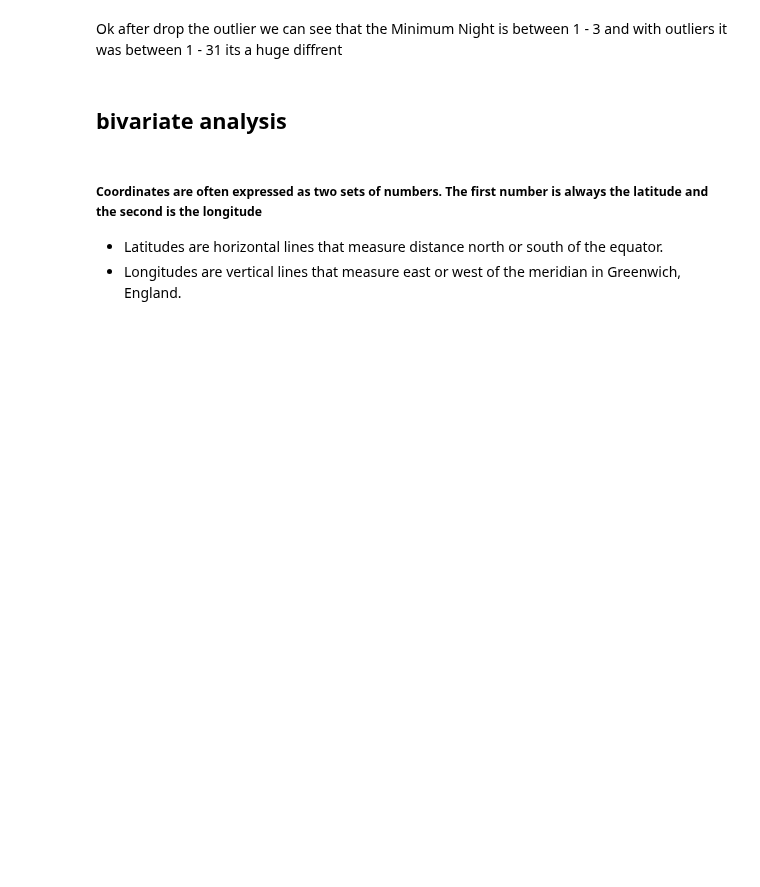
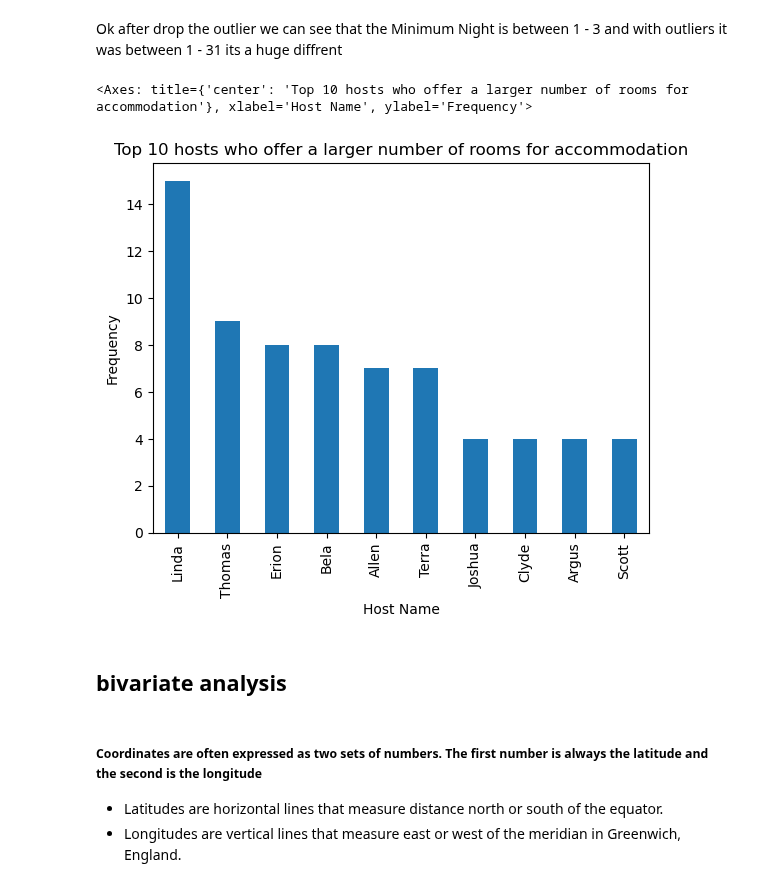
Before and after one commit to ABDULLAHHG/Airbnb-Listing, a Jupyter notebook: Airbnb 2024 EDA.ipynb, the cells around one changed output. Saved outputs shown, nothing was run; the diff lists cells and outputs as text; code cells hidden in the pictures; blank space fills up the shorter version.

```diff
--- a/Airbnb 2024 EDA.ipynb
+++ b/Airbnb 2024 EDA.ipynb
@@ -258,6 +254,14 @@ Muti_hist_plot(data_without_outliers[data_without_outliers.columns[3:]])
 Ok after drop the outlier we can see that the Minimum Night is between 1 - 3
 and with outliers it was between 1 - 31
 its a huge diffrent
+# %%
+data_without_outliers.host_name.value_counts()[:10].plot(kind = "bar" ,
+                                        xlabel = "Host Name",
+                                        ylabel = "Frequency",
+                                        title = "Top 10 hosts who offer a larger number of rooms for accommodation")
+# %% [output]
+<Axes: title={'center': 'Top 10 hosts who offer a larger number of rooms for accommodation'}, xlabel='Host Name', ylabel='Frequency'>
+[figure, added]
 # %% [markdown]
 ## bivariate analysis
 # %% [markdown]
```
Also changed, not shown: parts of 8 cells of this notebook.
